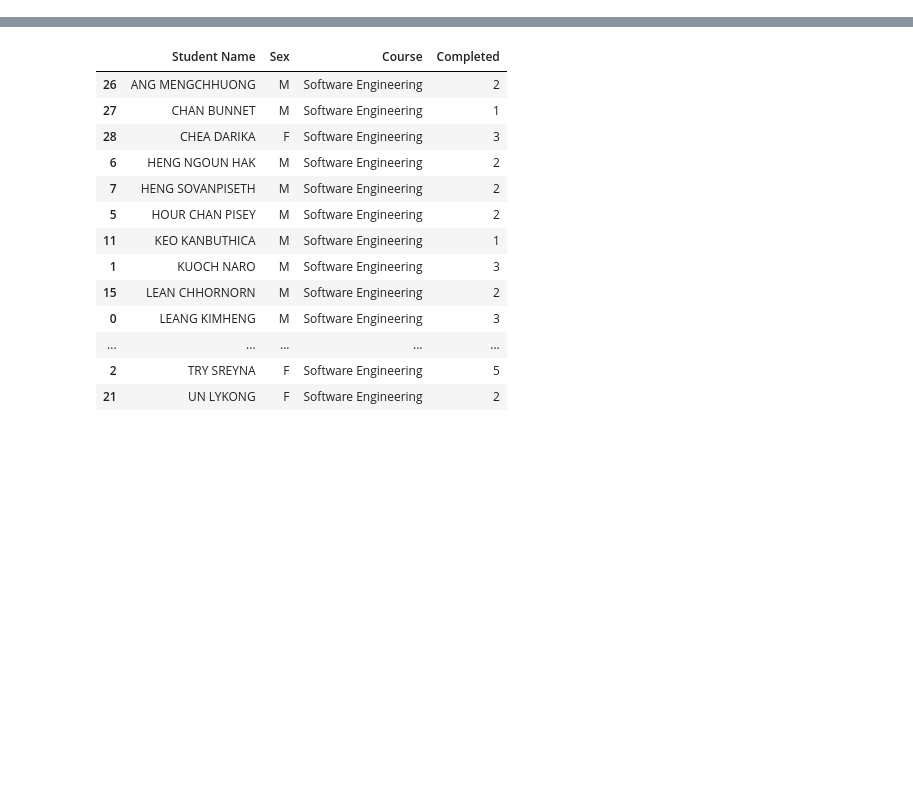
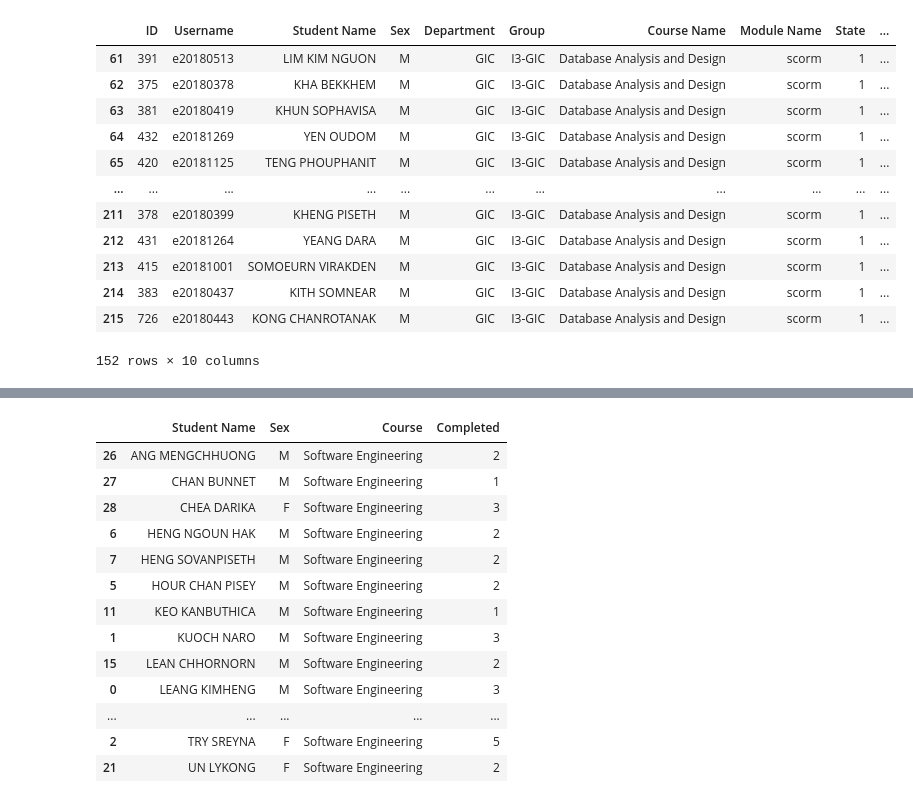
Before and after one commit to VIRAK33/Streamlit, a Jupyter notebook: I5Project_Data visualization.ipynb, the cells around one changed output, grey strips where cells are left out. Saved outputs shown, nothing was run; the diff lists cells and outputs as text; code cells hidden in the pictures; blank space fills up the shorter version.

Commit message:
Completed Section Course

```diff
--- a/I5Project_Data visualization.ipynb
+++ b/I5Project_Data visualization.ipynb
@@ -44,3 +47,19 @@ for p in g2.patches:
+# %%
+md[md['Group'] == 'I3-GIC']
+# %% [output]
+|  | ID | Username | Student Name | Sex | Department | Group | Course Name | Module Name | State | ... |
+| 61 | 391 | e20180513 | LIM KIM NGUON | M | GIC | I3-GIC | Database Analysis and Design | scorm | 1 | ... |
+| 62 | 375 | e20180378 | KHA BEKKHEM | M | GIC | I3-GIC | Database Analysis and Design | scorm | 1 | ... |
+| 63 | 381 | e20180419 | KHUN SOPHAVISA | M | GIC | I3-GIC | Database Analysis and Design | scorm | 1 | ... |
+| 64 | 432 | e20181269 | YEN OUDOM | M | GIC | I3-GIC | Database Analysis and Design | scorm | 1 | ... |
+| 65 | 420 | e20181125 | TENG PHOUPHANIT | M | GIC | I3-GIC | Database Analysis and Design | scorm | 1 | ... |
+| ... | ... | ... | ... | ... | ... | ... | ... | ... | ... | ... |
+| 211 | 378 | e20180399 | KHENG PISETH | M | GIC | I3-GIC | Database Analysis and Design | scorm | 1 | ... |
+| 212 | 431 | e20181264 | YEANG DARA | M | GIC | I3-GIC | Database Analysis and Design | scorm | 1 | ... |
+| 213 | 415 | e20181001 | SOMOEURN VIRAKDEN | M | GIC | I3-GIC | Database Analysis and Design | scorm | 1 | ... |
+| 214 | 383 | e20180437 | KITH SOMNEAR | M | GIC | I3-GIC | Database Analysis and Design | scorm | 1 | ... |
+| 215 | 726 | e20180443 | KONG CHANROTANAK | M | GIC | I3-GIC | Database Analysis and Design | scorm | 1 | ... |
+152 rows × 10 columns
 # %%
 import pandas as pd
 md =pd.read_csv('moodleitcdata.csv')
```
Also changed, not shown: parts of 7 cells of this notebook, 17 other files.
